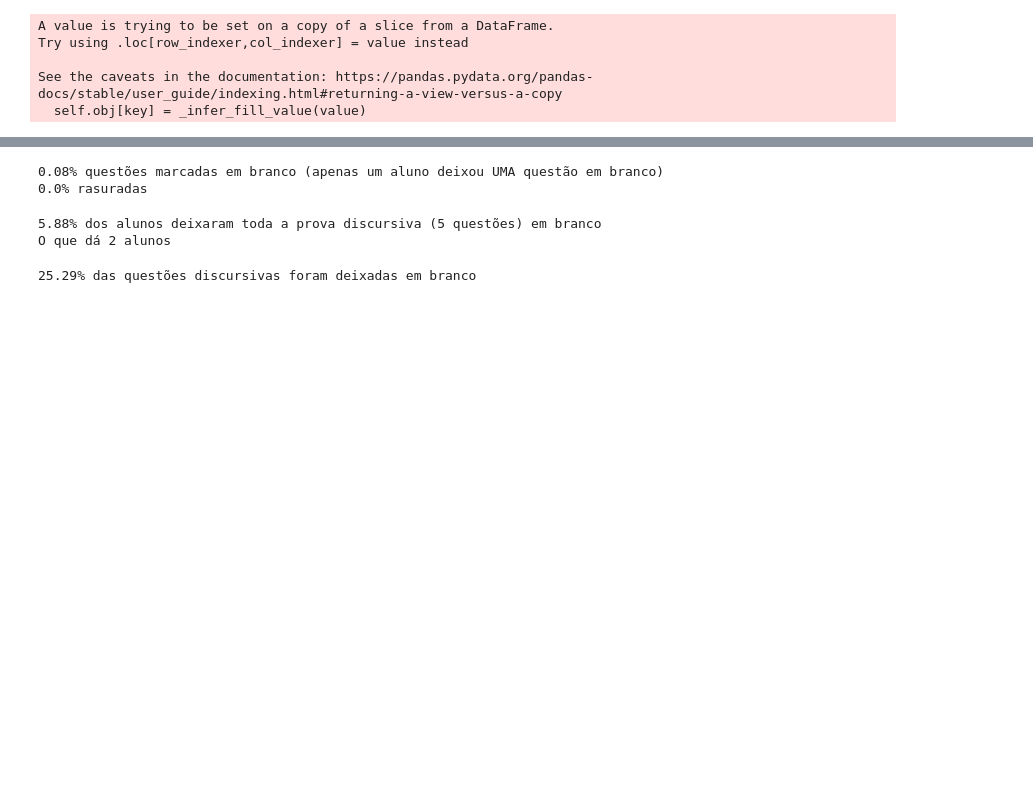
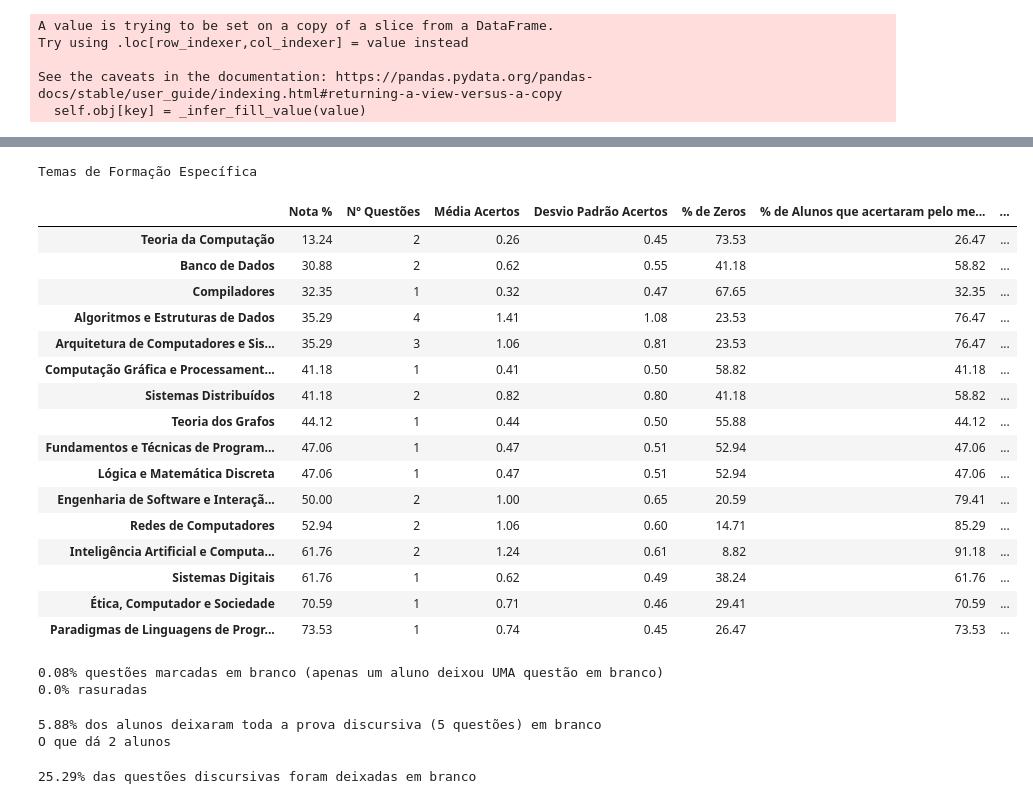
Before and after one commit to renan-cunha/KDD-Enade-Computing, a Jupyter notebook: main.ipynb, the cells around one changed output, grey strips where cells are left out. Saved outputs shown, nothing was run; the diff lists cells and outputs as text; code cells hidden in the pictures; blank space fills up the shorter version.

```diff
--- a/main.ipynb
+++ b/main.ipynb
@@ -160,3 +201,25 @@ subject_df.sort_values(by=["Nota %"]).round(2)
+# %%
+print("Temas de Formação Específica")
+specific_subject_df
+# %% [output]
+Temas de Formação Específica
+|  | Nota % | Nº Questões | Média Acertos | Desvio Padrão Acertos | % de Zeros | % de Alunos que acertaram pelo me... | ... |
+| Teoria da Computação | 13.24 | 2 | 0.26 | 0.45 | 73.53 | 26.47 | ... |
+| Banco de Dados | 30.88 | 2 | 0.62 | 0.55 | 41.18 | 58.82 | ... |
+| Compiladores | 32.35 | 1 | 0.32 | 0.47 | 67.65 | 32.35 | ... |
+| Algoritmos e Estruturas de Dados | 35.29 | 4 | 1.41 | 1.08 | 23.53 | 76.47 | ... |
+| Arquitetura de Computadores e Sis... | 35.29 | 3 | 1.06 | 0.81 | 23.53 | 76.47 | ... |
+| Computação Gráfica e Processament... | 41.18 | 1 | 0.41 | 0.50 | 58.82 | 41.18 | ... |
+| Sistemas Distribuídos | 41.18 | 2 | 0.82 | 0.80 | 41.18 | 58.82 | ... |
+| Teoria dos Grafos | 44.12 | 1 | 0.44 | 0.50 | 55.88 | 44.12 | ... |
+| Fundamentos e Técnicas de Program... | 47.06 | 1 | 0.47 | 0.51 | 52.94 | 47.06 | ... |
+| Lógica e Matemática Discreta | 47.06 | 1 | 0.47 | 0.51 | 52.94 | 47.06 | ... |
+| Engenharia de Software e Interaçã... | 50.00 | 2 | 1.00 | 0.65 | 20.59 | 79.41 | ... |
+| Redes de Computadores | 52.94 | 2 | 1.06 | 0.60 | 14.71 | 85.29 | ... |
+| Inteligência Artificial e Computa... | 61.76 | 2 | 1.24 | 0.61 | 8.82 | 91.18 | ... |
+| Sistemas Digitais | 61.76 | 1 | 0.62 | 0.49 | 38.24 | 61.76 | ... |
+| Ética, Computador e Sociedade | 70.59 | 1 | 0.71 | 0.46 | 29.41 | 70.59 | ... |
+| Paradigmas de Linguagens de Progr... | 73.53 | 1 | 0.74 | 0.45 | 26.47 | 73.53 | ... |
 # %%
 # porcentagem de questões objetivas marcadas em branco e rasuradas
 all_questions_to_do = "".join(csv_curso_presentes["DS_VT_ESC_OFG"]) + "".join(csv_curso_presentes["DS_VT_ESC_OCE"])
```
Also changed, not shown: parts of 7 cells of this notebook, 1 other file.
